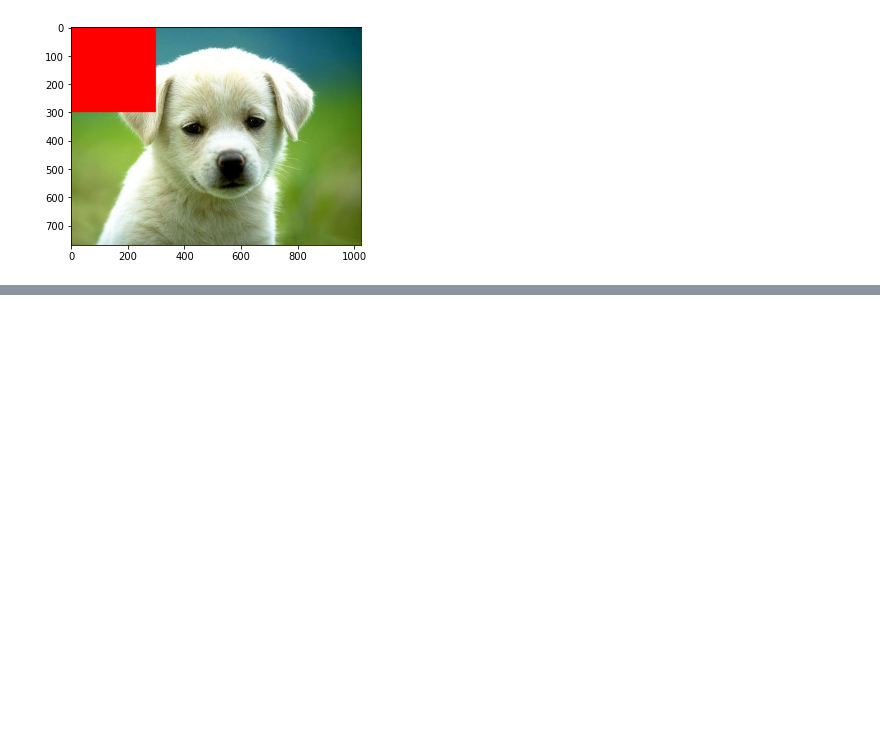
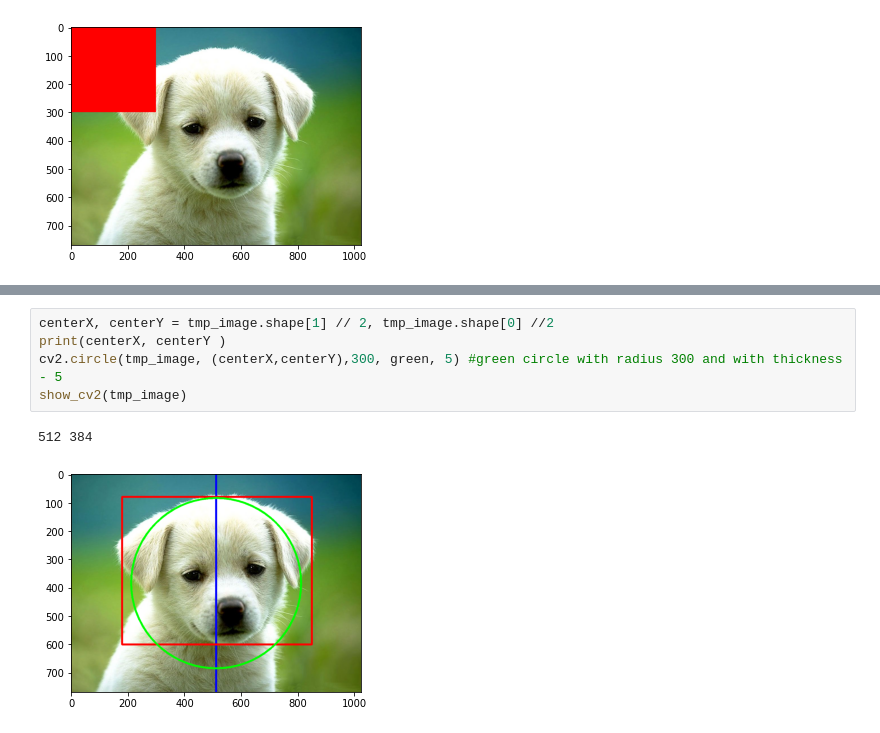
Before and after one commit to lokeshkumarn/OpenCV, a Jupyter notebook: OpenCV_Basics.ipynb, the cells around one changed output, grey strips where cells are left out. Drawn from its saved outputs; the diff is of its cells as text; blank space fills up the shorter version.

```diff
--- a/OpenCV_Basics.ipynb
+++ b/OpenCV_Basics.ipynb
@@ -130,0 +149,8 @@ show_cv2(tmp_image)
+# %%
+centerX, centerY = tmp_image.shape[1] // 2, tmp_image.shape[0] //2
+print(centerX, centerY )
+cv2.circle(tmp_image, (centerX,centerY),300, green, 5) #green circle with radius 300 and with thickness - 5
+show_cv2(tmp_image)
+# %% [output]
+512 384
+[figure, added]
```
Also changed, not shown: parts of 5 cells of this notebook.
